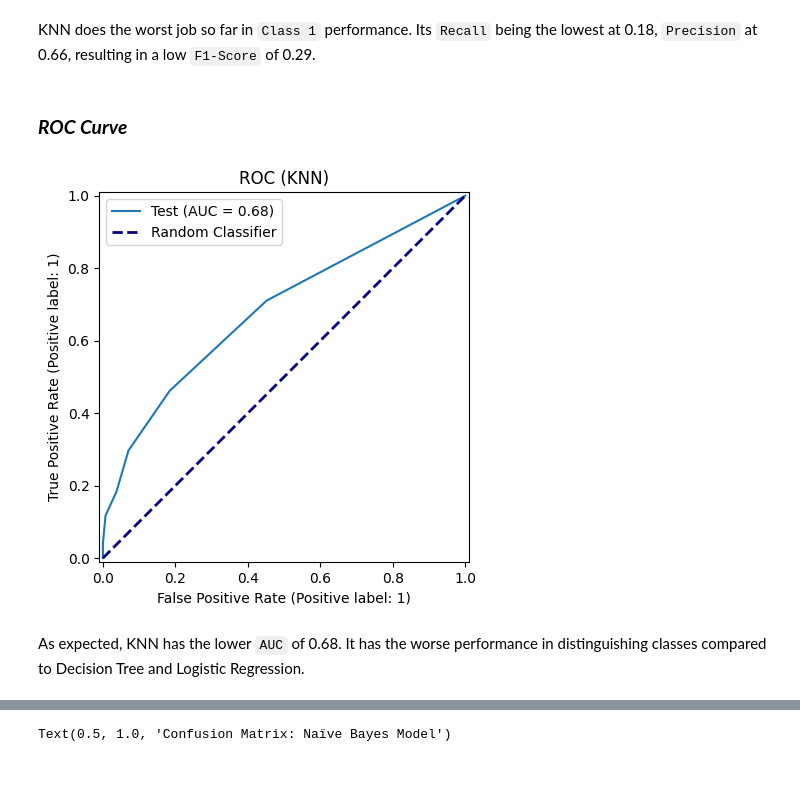
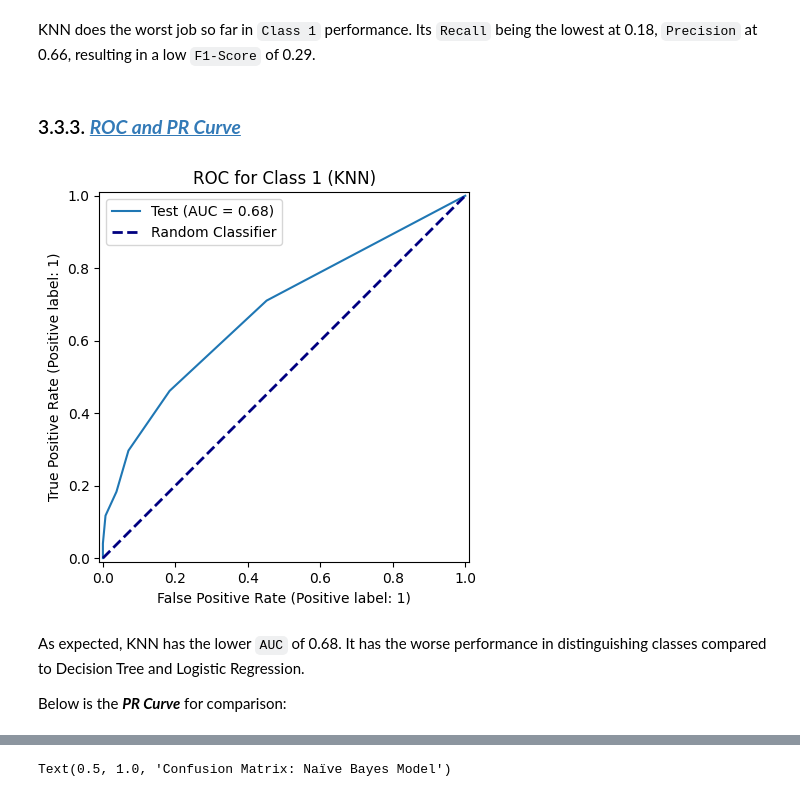
Before and after one commit to jiroamato/Stock-Trend-Prediction-With-NLP, a Jupyter notebook: notebooks/2-NLP-Preprocessing-Modelling.ipynb, the cells around one changed output, grey strips where cells are left out. Cells and saved outputs as stored; diff of their text form; code cells hidden in the pictures.

```diff
--- a/notebooks/2-NLP-Preprocessing-Modelling.ipynb
+++ b/notebooks/2-NLP-Preprocessing-Modelling.ipynb
@@ -724,17 +818,19 @@ print(report_KNN)
 weighted avg       0.72      0.74      0.69       968
 # %% [markdown]
 KNN does the worst job so far in `Class 1` performance. Its `Recall` being the lowest at 0.18, `Precision` at 0.66, resulting in a low `F1-Score` of 0.29.
-# %% [markdown]
-### ***ROC Curve***
+# %% [markdown]
+### 3.3.3. <a id='toc3_3_3_'></a>[***ROC and PR Curve***](#toc0_)
 # %%
 # ROC Curve
 fig, ax = plt.subplots()
 RocCurveDisplay.from_estimator(KNN, X_test_scaled, y_test, name='Test', pos_label=1, ax=ax)
 plt.plot([0, 1], [0, 1], color='navy', lw=2, ls='--', label='Random Classifier')
 plt.legend()
-plt.title('ROC (KNN)')
+plt.title('ROC for Class 1 (KNN)')
 plt.show()
 # %% [output]
-[figure, old version]
+[figure, new version]
 # %% [markdown]
 As expected, KNN has the lower `AUC` of 0.68. It has the worse performance in distinguishing classes compared to Decision Tree and Logistic Regression.
+
+Below is the ***PR Curve*** for comparison:
```
Also changed, not shown: parts of 126 cells of this notebook.
